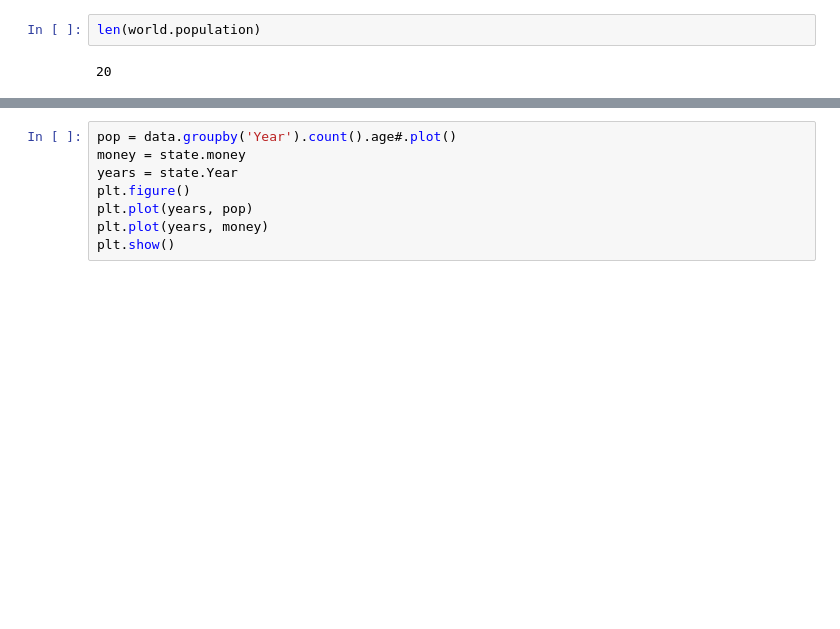
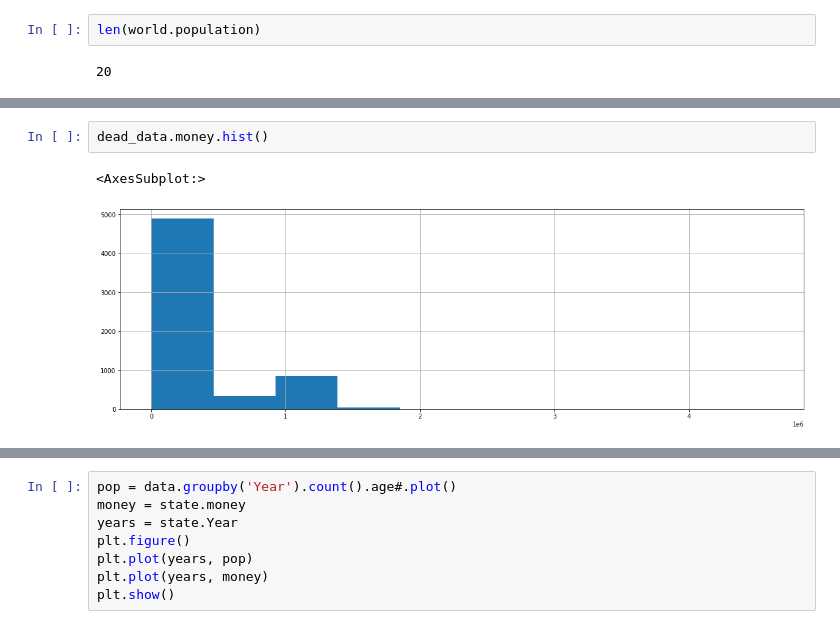
Before and after one commit to tiagovportela/WorldWealth, a Jupyter notebook: WorldWealth/notebook.ipynb, the cells around one changed output, grey strips where cells are left out. Cells and saved outputs as stored; diff of their text form; blank space fills up the shorter version.

```diff
--- a/WorldWealth/notebook.ipynb
+++ b/WorldWealth/notebook.ipynb
@@ -53,3 +112,8 @@ dtype: int64
+# %%
+dead_data.money.hist()
+# %% [output]
+<AxesSubplot:>
+[figure, added]
 # %%
 data = pd.read_csv('people.csv', names= "id,age,money,children,Year".split(','))
 data.head()
```
Also changed, not shown: parts of 20 cells of this notebook, 7 other files.
